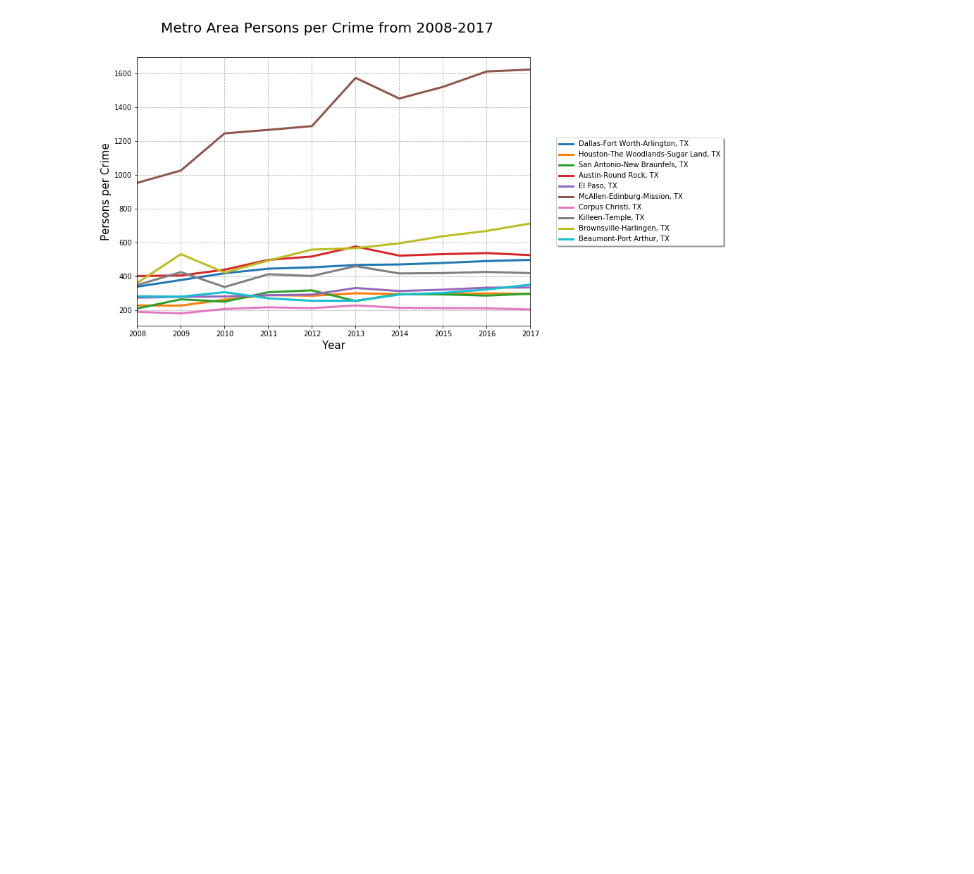
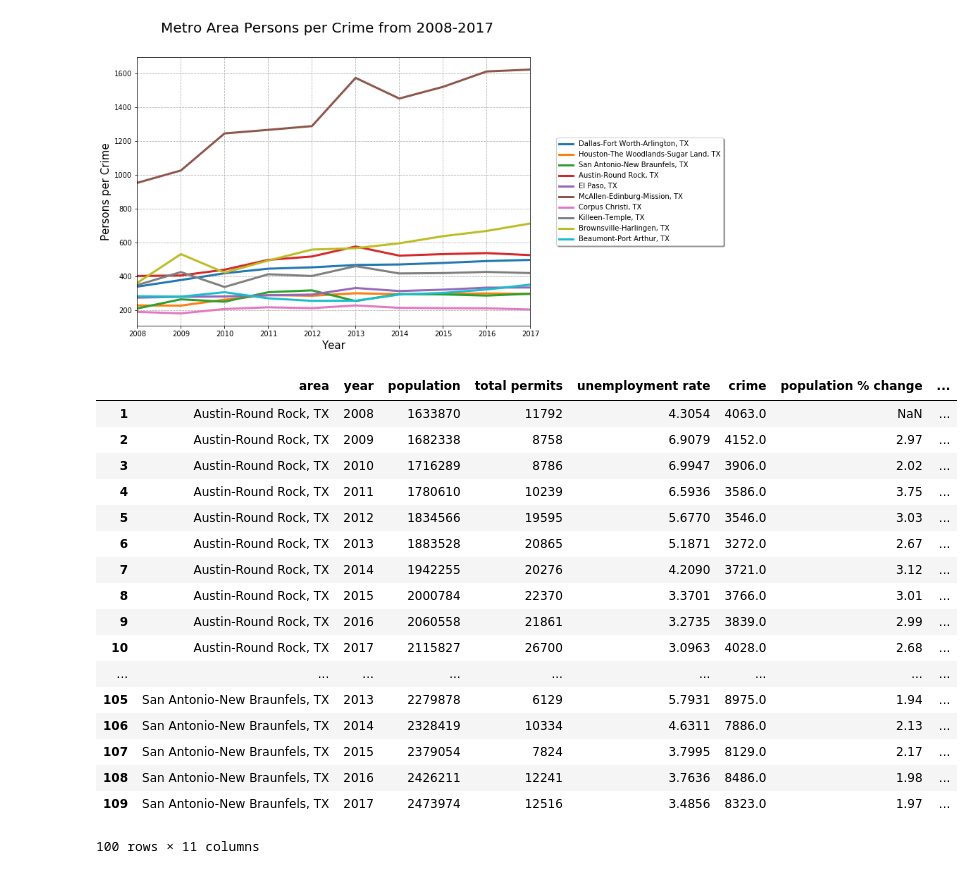
Before and after one commit to rfrescas/2007-2017-Texas-MSAs-Analysis, a Jupyter notebook: city-analysis/texas_msa_data_final.ipynb, the cells around one changed output. Saved outputs shown, nothing was run; the diff lists cells and outputs as text; code cells hidden in the pictures; blank space fills up the shorter version.

```diff
--- a/city-analysis/texas_msa_data_final.ipynb
+++ b/city-analysis/texas_msa_data_final.ipynb
@@ -217,3 +218,24 @@ plt.savefig("images/crime.png", bbox_inches='tight')
 plt.show()
 # %% [output]
 [figure]
+# %%
+top_10_final
+# %% [output]
+|  | area | year | population | total permits | unemployment rate | crime | population % change | ... |
+| 1 | Austin-Round Rock, TX | 2008 | 1633870 | 11792 | 4.3054 | 4063.0 | NaN | ... |
+| 2 | Austin-Round Rock, TX | 2009 | 1682338 | 8758 | 6.9079 | 4152.0 | 2.97 | ... |
+| 3 | Austin-Round Rock, TX | 2010 | 1716289 | 8786 | 6.9947 | 3906.0 | 2.02 | ... |
+| 4 | Austin-Round Rock, TX | 2011 | 1780610 | 10239 | 6.5936 | 3586.0 | 3.75 | ... |
+| 5 | Austin-Round Rock, TX | 2012 | 1834566 | 19595 | 5.6770 | 3546.0 | 3.03 | ... |
+| 6 | Austin-Round Rock, TX | 2013 | 1883528 | 20865 | 5.1871 | 3272.0 | 2.67 | ... |
+| 7 | Austin-Round Rock, TX | 2014 | 1942255 | 20276 | 4.2090 | 3721.0 | 3.12 | ... |
+| 8 | Austin-Round Rock, TX | 2015 | 2000784 | 22370 | 3.3701 | 3766.0 | 3.01 | ... |
+| 9 | Austin-Round Rock, TX | 2016 | 2060558 | 21861 | 3.2735 | 3839.0 | 2.99 | ... |
+| 10 | Austin-Round Rock, TX | 2017 | 2115827 | 26700 | 3.0963 | 4028.0 | 2.68 | ... |
+| ... | ... | ... | ... | ... | ... | ... | ... | ... |
+| 105 | San Antonio-New Braunfels, TX | 2013 | 2279878 | 6129 | 5.7931 | 8975.0 | 1.94 | ... |
+| 106 | San Antonio-New Braunfels, TX | 2014 | 2328419 | 10334 | 4.6311 | 7886.0 | 2.13 | ... |
+| 107 | San Antonio-New Braunfels, TX | 2015 | 2379054 | 7824 | 3.7995 | 8129.0 | 2.17 | ... |
+| 108 | San Antonio-New Braunfels, TX | 2016 | 2426211 | 12241 | 3.7636 | 8486.0 | 1.98 | ... |
+| 109 | San Antonio-New Braunfels, TX | 2017 | 2473974 | 12516 | 3.4856 | 8323.0 | 1.97 | ... |
+100 rows × 11 columns
```
Also changed, not shown: parts of 5 cells of this notebook.
